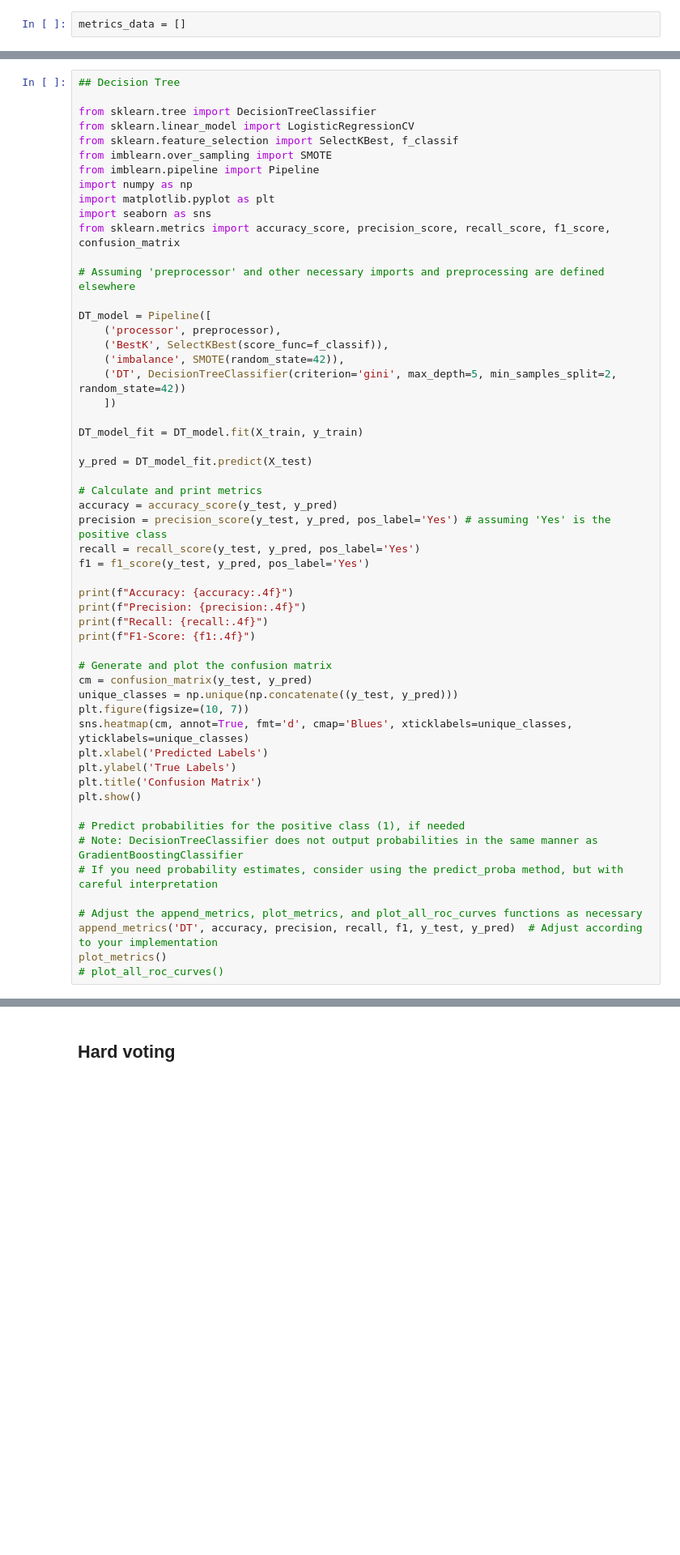
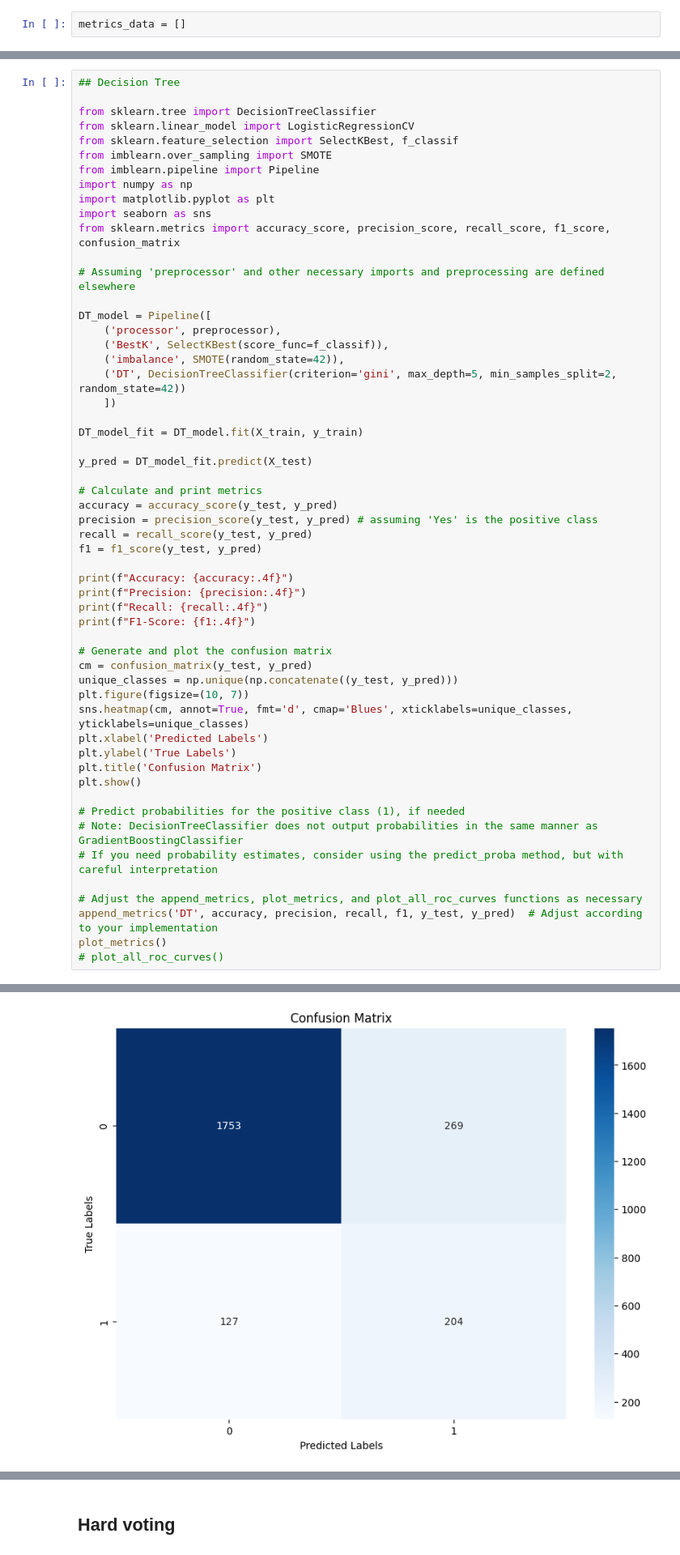
Before and after one commit to arahjou/finance_Richardo_Ali, a Jupyter notebook: StarterNotebook.ipynb, the cells around one changed output, grey strips where cells are left out. Shown at 81% size. Cells and saved outputs as stored; diff of their text form; blank space fills up the shorter version.

```diff
--- a/StarterNotebook.ipynb
+++ b/StarterNotebook.ipynb
@@ -542,9 +574,9 @@ y_pred = DT_model_fit.predict(X_test)
 
 # Calculate and print metrics
 accuracy = accuracy_score(y_test, y_pred)
-precision = precision_score(y_test, y_pred, pos_label='Yes') # assuming 'Yes' is the positive class
-recall = recall_score(y_test, y_pred, pos_label='Yes')
-f1 = f1_score(y_test, y_pred, pos_label='Yes')
+precision = precision_score(y_test, y_pred) # assuming 'Yes' is the positive class
+recall = recall_score(y_test, y_pred)
+f1 = f1_score(y_test, y_pred)
 
 print(f"Accuracy: {accuracy:.4f}")
 print(f"Precision: {precision:.4f}")
@@ -569,3 +601,4 @@ plt.show()
 append_metrics('DT', accuracy, precision, recall, f1, y_test, y_pred)  # Adjust according to your implementation
 plot_metrics()
 # plot_all_roc_curves()
+# %% [output]
@@ -571,0 +609 @@ plot_metrics()
+[figure, added]
```
Also changed, not shown: parts of 62 cells of this notebook, 15 other files.
